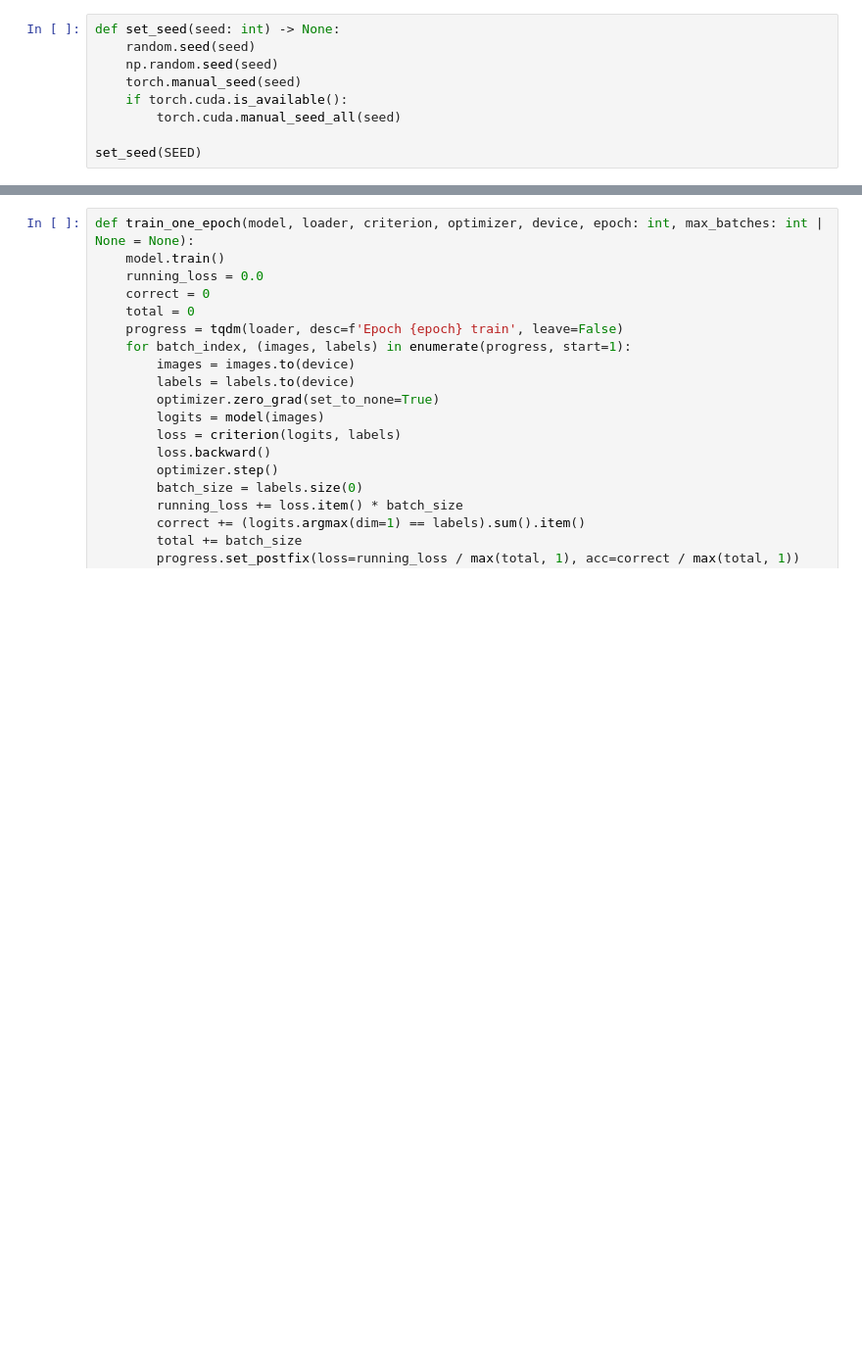
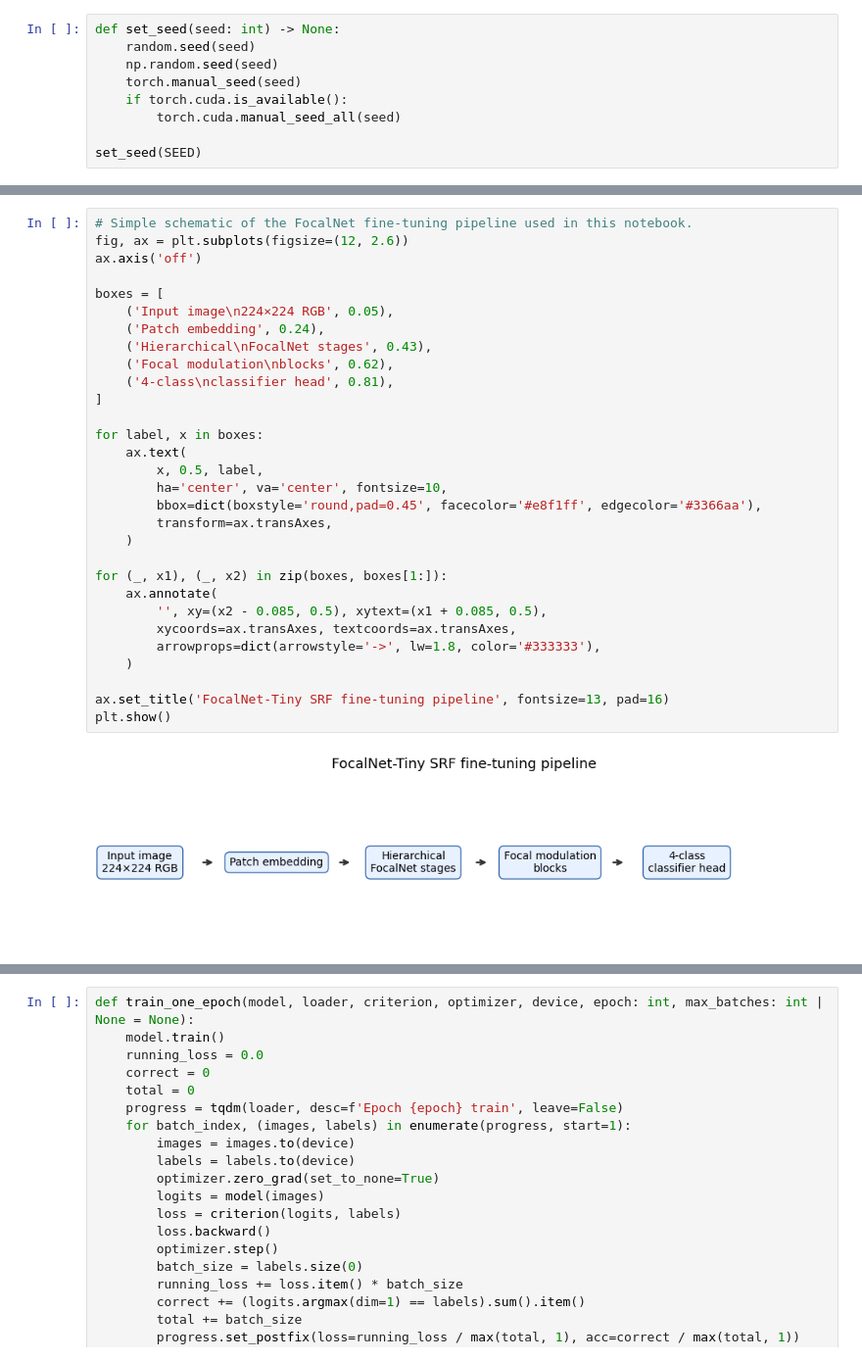
Before and after one commit to JoshDui/CSC3109_Project, a Jupyter notebook: notebooks/06_focalnet_training_and_evaluation.ipynb, the cells around one changed output, grey strips where cells are left out. Shown at 98% size. Saved outputs shown, nothing was run; the diff lists cells and outputs as text; blank space fills up the shorter version.

Commit message:
fix: revamp FocalNet notebook with provenance, near-dup check, and clean held-out eval

```diff
--- a/notebooks/06_focalnet_training_and_evaluation.ipynb
+++ b/notebooks/06_focalnet_training_and_evaluation.ipynb
@@ -183,3 +436,35 @@ set_seed(SEED)
+# %%
+# Simple schematic of the FocalNet fine-tuning pipeline used in this notebook.
+fig, ax = plt.subplots(figsize=(12, 2.6))
+ax.axis('off')
+
+boxes = [
+    ('Input image\n224×224 RGB', 0.05),
+    ('Patch embedding', 0.24),
+    ('Hierarchical\nFocalNet stages', 0.43),
+    ('Focal modulation\nblocks', 0.62),
+    ('4-class\nclassifier head', 0.81),
+]
+
+for label, x in boxes:
+    ax.text(
+        x, 0.5, label,
+        ha='center', va='center', fontsize=10,
+        bbox=dict(boxstyle='round,pad=0.45', facecolor='#e8f1ff', edgecolor='#3366aa'),
+        transform=ax.transAxes,
+    )
+
+for (_, x1), (_, x2) in zip(boxes, boxes[1:]):
+    ax.annotate(
+        '', xy=(x2 - 0.085, 0.5), xytext=(x1 + 0.085, 0.5),
+        xycoords=ax.transAxes, textcoords=ax.transAxes,
+        arrowprops=dict(arrowstyle='->', lw=1.8, color='#333333'),
+    )
+
+ax.set_title('FocalNet-Tiny SRF fine-tuning pipeline', fontsize=13, pad=16)
+plt.show()
+# %% [output]
+[figure, added]
 # %%
 resolved_model_name = resolve_timm_model_name(MODEL_NAME)
 available = resolved_model_name in timm.list_models(resolved_model_name)
```
Also changed, not shown: parts of 37 cells of this notebook, 2 other files.
